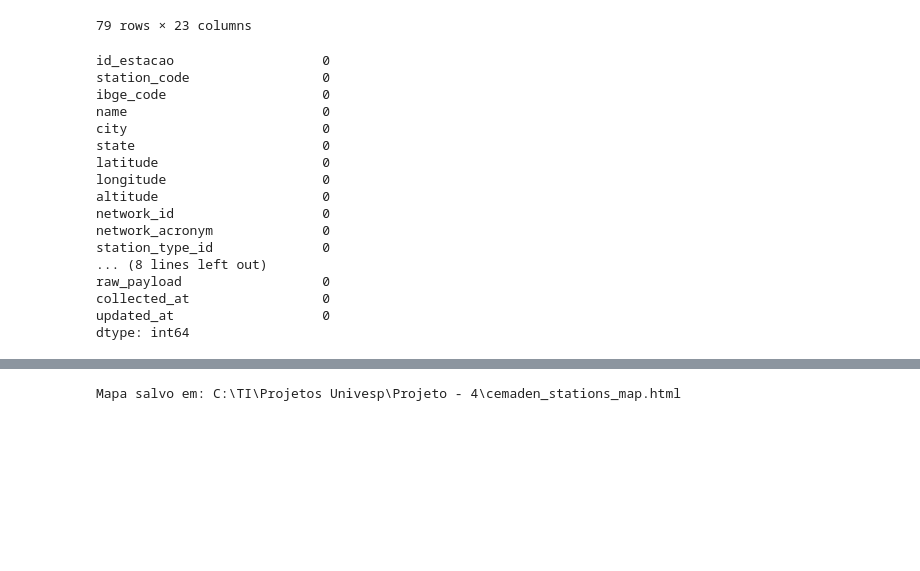
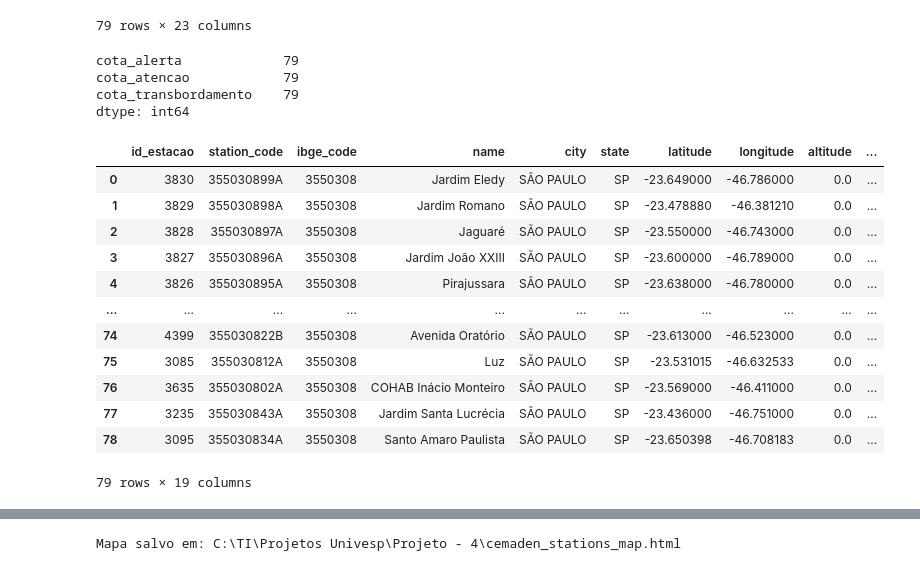
Before and after one commit to anselmojsantos/analiseP4Nooa, a Jupyter notebook: Notebookes/cemaden_station.ipynb, the cells around one changed output, grey strips where cells are left out. Saved outputs shown, nothing was run; the diff lists cells and outputs as text; code cells hidden in the pictures; blank space fills up the shorter version.

```diff
--- a/Notebookes/cemaden_station.ipynb
+++ b/Notebookes/cemaden_station.ipynb
@@ -67,27 +51,29 @@ df_sp
 | 690 | 3095 | 355030834A | 3550308 | Santo Amaro Paulista | SÃO PAULO | SP | -23.650398 | -46.708183 | 0.0 | ... |
 79 rows × 23 columns
 # %%
-df_sp.isna().sum()
+df_sp[['cota_alerta', 'cota_atencao', 'cota_transbordamento']].isna().sum()
 # %% [output]
-id_estacao                   0
-station_code                 0
-ibge_code                    0
-name                         0
-city                         0
-state                        0
-latitude                     0
-longitude                    0
-altitude                     0
-network_id                   0
-network_acronym              0
-station_type_id              0
-... (8 lines left out)
-raw_payload                  0
-collected_at                 0
-updated_at                   0
+cota_alerta             79
+cota_atencao            79
+cota_transbordamento    79
 dtype: int64
 # %%
-new_df = df_sp.drop(columns=['cota_alerta', 'cota_atencao', 'cota_transbordamento', 'raw_payload']).reset_index(drop=True)  # Drop unnecessary columns
+  # Drop unnecessary columns
+df_sp.drop(columns=['cota_alerta', 'cota_atencao', 'cota_transbordamento', 'raw_payload']).reset_index(drop=True)
+# %% [output]
+|  | id_estacao | station_code | ibge_code | name | city | state | latitude | longitude | altitude | ... |
+| 0 | 3830 | 355030899A | 3550308 | Jardim Eledy | SÃO PAULO | SP | -23.649000 | -46.786000 | 0.0 | ... |
+| 1 | 3829 | 355030898A | 3550308 | Jardim Romano | SÃO PAULO | SP | -23.478880 | -46.381210 | 0.0 | ... |
+| 2 | 3828 | 355030897A | 3550308 | Jaguaré | SÃO PAULO | SP | -23.550000 | -46.743000 | 0.0 | ... |
+| 3 | 3827 | 355030896A | 3550308 | Jardim João XXIII | SÃO PAULO | SP | -23.600000 | -46.789000 | 0.0 | ... |
+| 4 | 3826 | 355030895A | 3550308 | Pirajussara | SÃO PAULO | SP | -23.638000 | -46.780000 | 0.0 | ... |
+| ... | ... | ... | ... | ... | ... | ... | ... | ... | ... | ... |
+| 74 | 4399 | 355030822B | 3550308 | Avenida Oratório | SÃO PAULO | SP | -23.613000 | -46.523000 | 0.0 | ... |
+| 75 | 3085 | 355030812A | 3550308 | Luz | SÃO PAULO | SP | -23.531015 | -46.632533 | 0.0 | ... |
+| 76 | 3635 | 355030802A | 3550308 | COHAB Inácio Monteiro | SÃO PAULO | SP | -23.569000 | -46.411000 | 0.0 | ... |
+| 77 | 3235 | 355030843A | 3550308 | Jardim Santa Lucrécia | SÃO PAULO | SP | -23.436000 | -46.751000 | 0.0 | ... |
+| 78 | 3095 | 355030834A | 3550308 | Santo Amaro Paulista | SÃO PAULO | SP | -23.650398 | -46.708183 | 0.0 | ... |
+79 rows × 19 columns
 # %%
 # Classificacao por zona usando zonas_sp.geojson (Centro, Norte, Sul, Leste, Oeste)
 import geopandas as gpd
```
Also changed, not shown: parts of 17 cells of this notebook, 6 other files.
